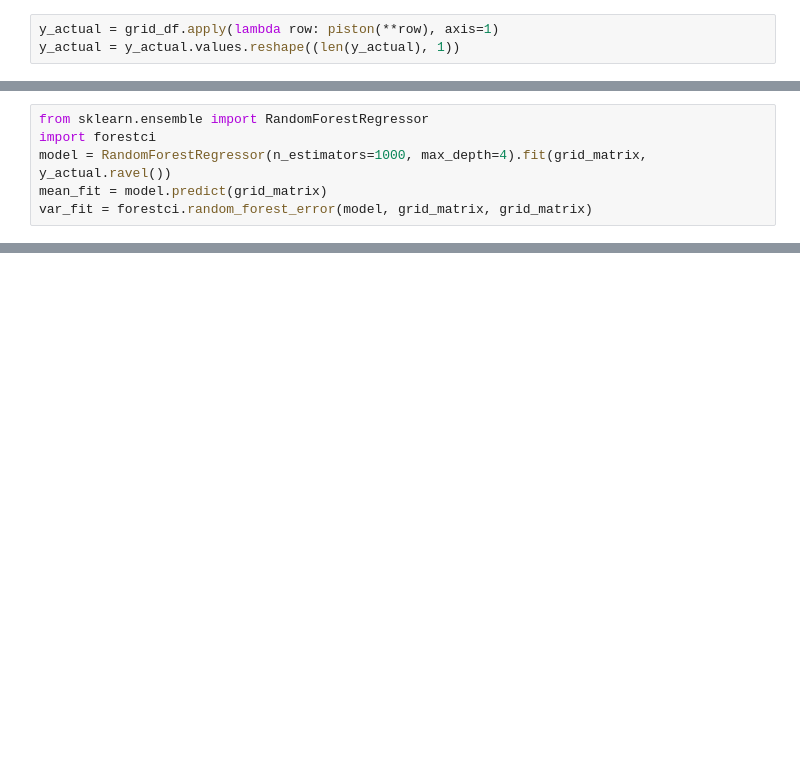
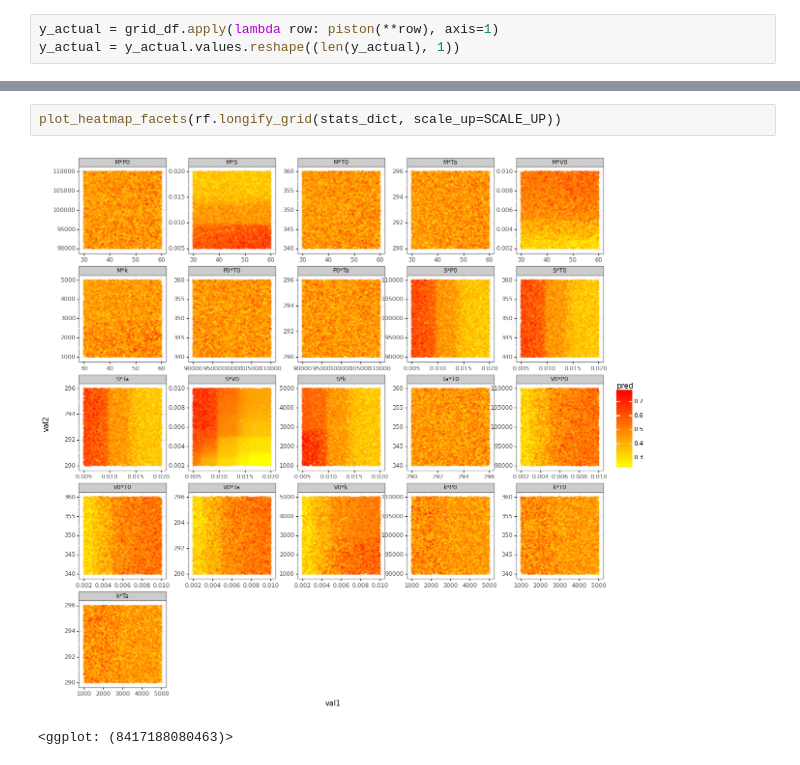
Before and after one commit to allswellthatsmaxwell/surrogates, a Jupyter notebook: ch01_problem02.ipynb, the cells around one changed output, grey strips where cells are left out. Saved outputs shown, nothing was run; the diff lists cells and outputs as text; blank space fills up the shorter version.

```diff
--- a/ch01_problem02.ipynb
+++ b/ch01_problem02.ipynb
@@ -118,6 +160,0 @@ var_fit = [x[0] for x in var_fit]
-# %%
-from sklearn.ensemble import RandomForestRegressor
-import forestci
-model = RandomForestRegressor(n_estimators=1000, max_depth=4).fit(grid_matrix, y_actual.ravel())
-mean_fit = model.predict(grid_matrix)
-var_fit = forestci.random_forest_error(model, grid_matrix, grid_matrix)
@@ -218,0 +284,5 @@ long_grid_df
+# %%
+plot_heatmap_facets(rf.longify_grid(stats_dict, scale_up=SCALE_UP))
+# %% [output]
+[figure, added]
+<ggplot: (8417188080463)>
```
Also changed, not shown: parts of 15 cells of this notebook.
